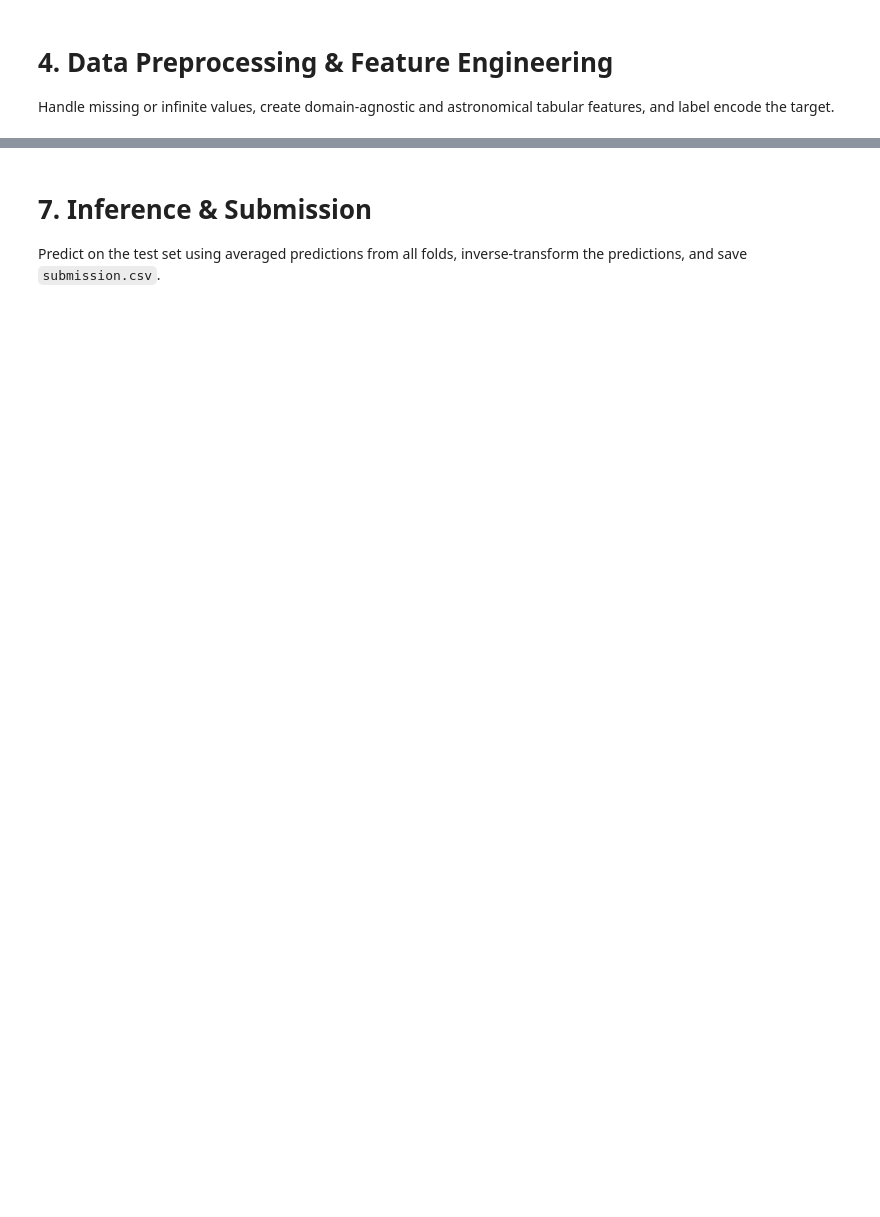
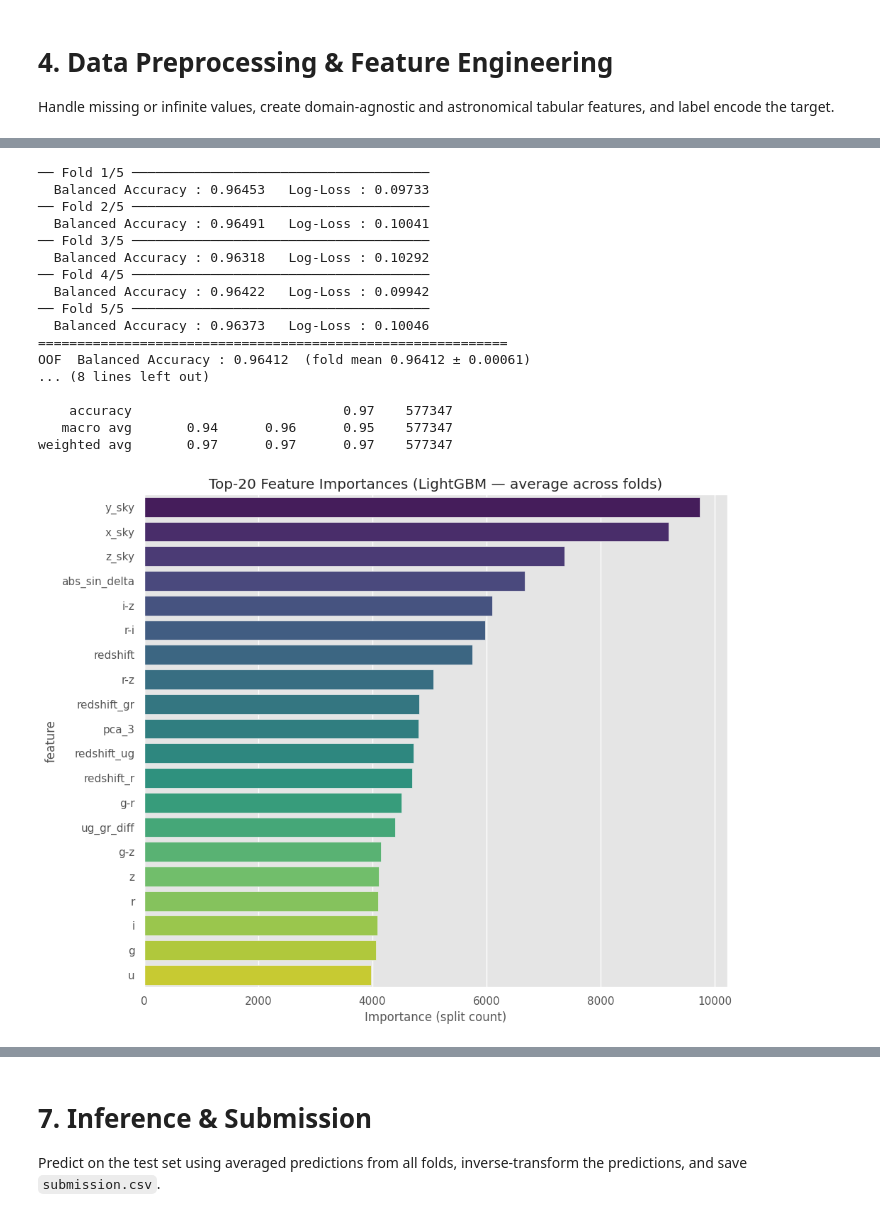
Before and after one commit to exemuel/kaggle-s6e6-stellar-class, a Jupyter notebook: notebooks/Stellar Classification with Multi-Class LightGBM.ipynb, the cells around one changed output, grey strips where cells are left out. Drawn from its saved outputs; the diff is of its cells as text; code cells hidden in the pictures; blank space fills up the shorter version.

```diff
--- a/notebooks/Stellar Classification with Multi-Class LightGBM.ipynb
+++ b/notebooks/Stellar Classification with Multi-Class LightGBM.ipynb
@@ -301,0 +325,78 @@ OOF Balanced Accuracy Score: 0.95533
+# %%
+oof_proba  = np.zeros((len(X_train), len(le.classes_)))  # [n_samples, n_classes]
+test_proba = np.zeros((len(X_test),  len(le.classes_)))
+feat_imp   = pd.DataFrame({"feature": X_train.columns})
+fold_ba, fold_ll = [], []
+
+for fold, (tr_idx, va_idx) in enumerate(skf.split(X_train, y_train)):
+    print(f"── Fold {fold + 1}/{N_FOLDS} ──────────────────────────────────────")
+
+    X_tr, y_tr = X_train.iloc[tr_idx], y_train[tr_idx]
+    X_va, y_va = X_train.iloc[va_idx], y_train[va_idx]
+
+    model = lgb.LGBMClassifier(**best_params)
+    model.fit(
+        X_tr, y_tr,
+        eval_set=[(X_va, y_va)],
+        callbacks=[lgb.early_stopping(50, verbose=False), lgb.log_evaluation(-1)],
+    )
+
+    proba = model.predict_proba(X_va)
+    preds = np.argmax(proba, axis=1)
+
+    ba = balanced_accuracy_score(y_va, preds)
+    ll = log_loss(y_va, proba)
+    fold_ba.append(ba);  fold_ll.append(ll)
+    print(f"  Balanced Accuracy : {ba:.5f}   Log-Loss : {ll:.5f}")
+
+    oof_proba[va_idx] = proba
+    test_proba       += model.predict_proba(X_test) / N_FOLDS
+    feat_imp[f"fold_{fold}"] = model.feature_importances_
+
+print("=" * 60)
+oof_preds = np.argmax(oof_proba, axis=1)
+oof_ba    = balanced_accuracy_score(y_train, oof_preds)
+oof_ll    = log_loss(y_train, oof_proba)
+print(f"OOF  Balanced Accuracy : {oof_ba:.5f}  (fold mean {np.mean(fold_ba):.5f} ± {np.std(fold_ba):.5f})")
+print(f"OOF  Log-Loss          : {oof_ll:.5f}  (fold mean {np.mean(fold_ll):.5f} ± {np.std(fold_ll):.5f})")
+
+print("\n── Per-class Report (OOF) ─────────────────────────────────────────────")
+print(classification_report(y_train, oof_preds, target_names=le.classes_))
+
+# ── Feature importance plot ───────────────────────────────────────────────────
+feat_imp["avg"] = feat_imp[[f"fold_{f}" for f in range(N_FOLDS)]].mean(axis=1)
+top20 = feat_imp.nlargest(20, "avg")
+
+plt.figure(figsize=(10, 8))
+sns.barplot(data=top20, x="avg", y="feature", palette="viridis")
+plt.title("Top-20 Feature Importances (LightGBM — average across folds)")
+plt.xlabel("Importance (split count)")
+plt.tight_layout()
+plt.show()
+
+# ── Fold summary ─────────────────────────────────────────────────────────────
+fold_summary = pd.DataFrame({
+    "fold": range(1, N_FOLDS + 1),
+    "balanced_accuracy": fold_ba,
+    "log_loss": fold_ll,
+})
+display(fold_summary)
+# %% [output]
+── Fold 1/5 ──────────────────────────────────────
+  Balanced Accuracy : 0.96453   Log-Loss : 0.09733
+── Fold 2/5 ──────────────────────────────────────
+  Balanced Accuracy : 0.96491   Log-Loss : 0.10041
+── Fold 3/5 ──────────────────────────────────────
+  Balanced Accuracy : 0.96318   Log-Loss : 0.10292
+── Fold 4/5 ──────────────────────────────────────
+  Balanced Accuracy : 0.96422   Log-Loss : 0.09942
+── Fold 5/5 ──────────────────────────────────────
+  Balanced Accuracy : 0.96373   Log-Loss : 0.10046
+============================================================
+OOF  Balanced Accuracy : 0.96412  (fold mean 0.96412 ± 0.00061)
+... (8 lines left out)
+
+    accuracy                           0.97    577347
+   macro avg       0.94      0.96      0.95    577347
+weighted avg       0.97      0.97      0.97    577347
+[figure, added]
```
Also changed, not shown: parts of 14 cells of this notebook.
